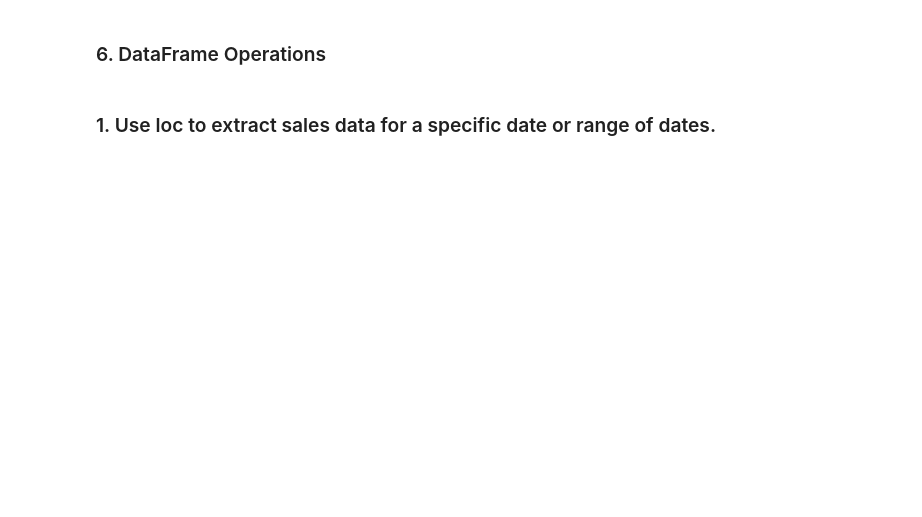
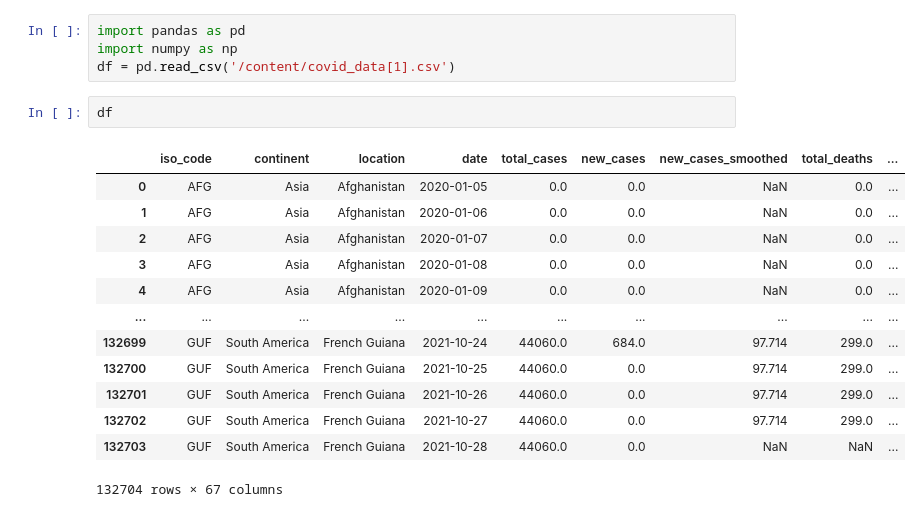
Before and after one commit to NavyasriAmalapurapu/Navyasri, a Jupyter notebook: Welcome_To_Colab.ipynb, the cells around one changed output. Drawn from its saved outputs; the diff is of its cells as text; blank space fills up the shorter version.

```diff
--- a/Welcome_To_Colab.ipynb
+++ b/Welcome_To_Colab.ipynb
@@ -612,4 +3,20 @@ Overlapping hotspots on the heatmap indicate product categories with universal a
-# %% [markdown]
-### 6. DataFrame Operations
-# %% [markdown]
-### 1. Use loc to extract sales data for a specific date or range of dates.
+# %%
+import pandas as pd
+import numpy as np
+df = pd.read_csv('/content/covid_data[1].csv')
+# %%
+df
+# %% [output]
+|  | iso_code | continent | location | date | total_cases | new_cases | new_cases_smoothed | total_deaths | ... |
+| 0 | AFG | Asia | Afghanistan | 2020-01-05 | 0.0 | 0.0 | NaN | 0.0 | ... |
+| 1 | AFG | Asia | Afghanistan | 2020-01-06 | 0.0 | 0.0 | NaN | 0.0 | ... |
+| 2 | AFG | Asia | Afghanistan | 2020-01-07 | 0.0 | 0.0 | NaN | 0.0 | ... |
+| 3 | AFG | Asia | Afghanistan | 2020-01-08 | 0.0 | 0.0 | NaN | 0.0 | ... |
+| 4 | AFG | Asia | Afghanistan | 2020-01-09 | 0.0 | 0.0 | NaN | 0.0 | ... |
+| ... | ... | ... | ... | ... | ... | ... | ... | ... | ... |
+| 132699 | GUF | South America | French Guiana | 2021-10-24 | 44060.0 | 684.0 | 97.714 | 299.0 | ... |
+| 132700 | GUF | South America | French Guiana | 2021-10-25 | 44060.0 | 0.0 | 97.714 | 299.0 | ... |
+| 132701 | GUF | South America | French Guiana | 2021-10-26 | 44060.0 | 0.0 | 97.714 | 299.0 | ... |
+| 132702 | GUF | South America | French Guiana | 2021-10-27 | 44060.0 | 0.0 | 97.714 | 299.0 | ... |
+| 132703 | GUF | South America | French Guiana | 2021-10-28 | 44060.0 | 0.0 | NaN | NaN | ... |
+132704 rows × 67 columns
```
Also changed, not shown: parts of 66 cells of this notebook.
